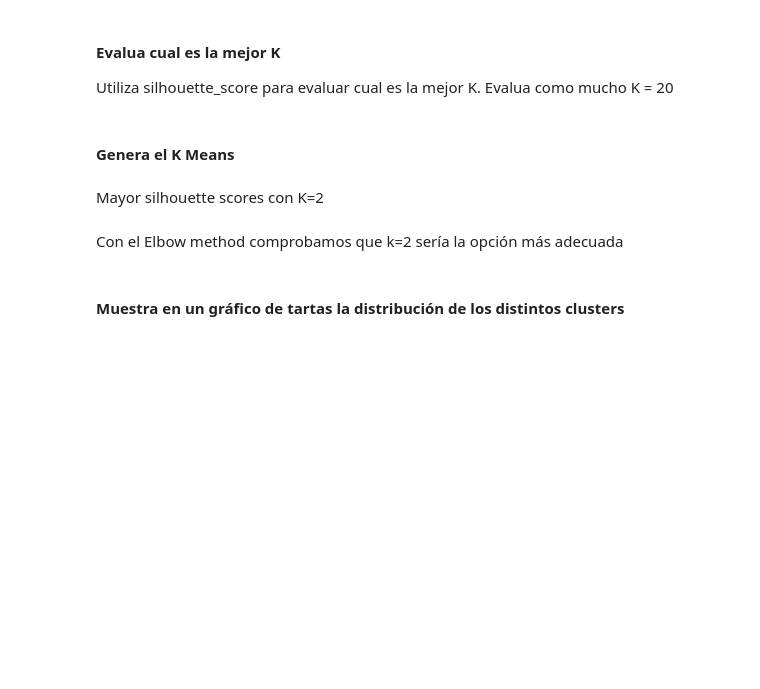
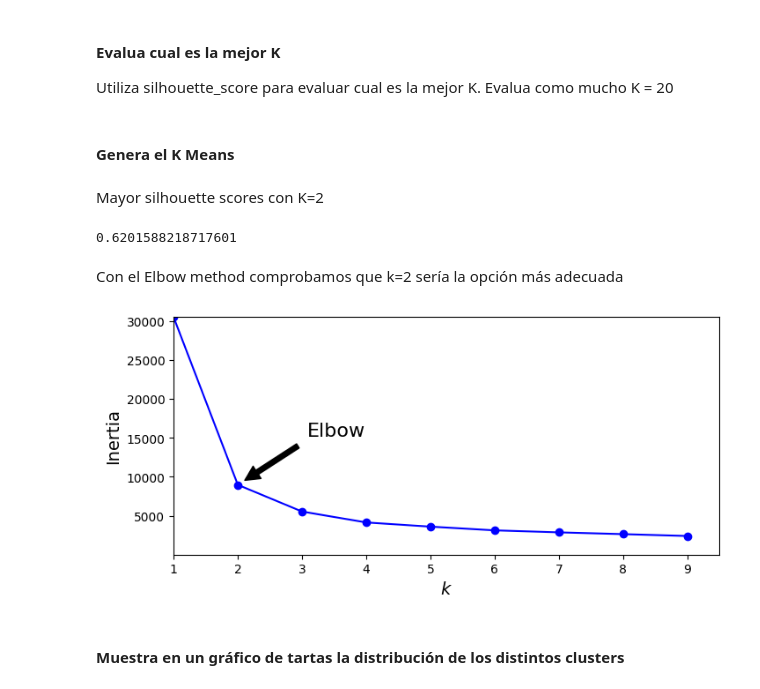
Before and after one commit to josemanuelgonzalezfornell/Machine_Learning, a Jupyter notebook: 2-No_Supervisado/3-Clustering/Practica/EJER_2_kmeans_drugs_review.ipynb, the cells around one changed output. Saved outputs shown, nothing was run; the diff lists cells and outputs as text; code cells hidden in the pictures; blank space fills up the shorter version.

```diff
--- a/2-No_Supervisado/3-Clustering/Practica/EJER_2_kmeans_drugs_review.ipynb
+++ b/2-No_Supervisado/3-Clustering/Practica/EJER_2_kmeans_drugs_review.ipynb
@@ -38,8 +109,41 @@ from sklearn.metrics import silhouette_score
 from sklearn.cluster import KMeans
 # %% [markdown]
 Mayor silhouette scores con K=2
+# %%
+km = KMeans(n_clusters=2)
+km.fit(df)
+silhouette_score(df, km.labels_)
+# %% [output]
+0.6201588218717601
 # %% [markdown]
 Con el Elbow method comprobamos que k=2 sería la opción más adecuada
+# %%
+
+
+kmeans_per_k = [KMeans(n_clusters=k, random_state=42).fit(df)
+                for k in range(1, 10)]
+inertias = [model.inertia_ for model in kmeans_per_k]
+
+df_kmeans = pd.DataFrame(inertias, columns=['inertia'])
+df_kmeans['inertia_1'] = df_kmeans['inertia'].shift(1)
+df_kmeans['diff%'] = df_kmeans['inertia']/df_kmeans['inertia_1']
+df_kmeans
+
+plt.figure(figsize=(8, 3.5))
+plt.plot(range(1, 10), inertias, "bo-");
+plt.xlabel("$k$", fontsize=14)
+plt.ylabel("Inertia", fontsize=14)
+plt.annotate('Elbow',
+              xy=(2, inertias[1]),
+              xytext=(0.30, 0.55),
+              textcoords='figure fraction',
+              fontsize=16,
+              arrowprops=dict(facecolor='black', shrink=0.1)
+             )
+plt.axis([1, 9.5, 10, 30500])
+plt.show()
+# %% [output]
+[figure, added]
 # %% [markdown]
 #### Muestra en un gráfico de tartas la distribución de los distintos clusters
 # %%
```
Also changed, not shown: parts of 9 cells of this notebook, 2 other files.
